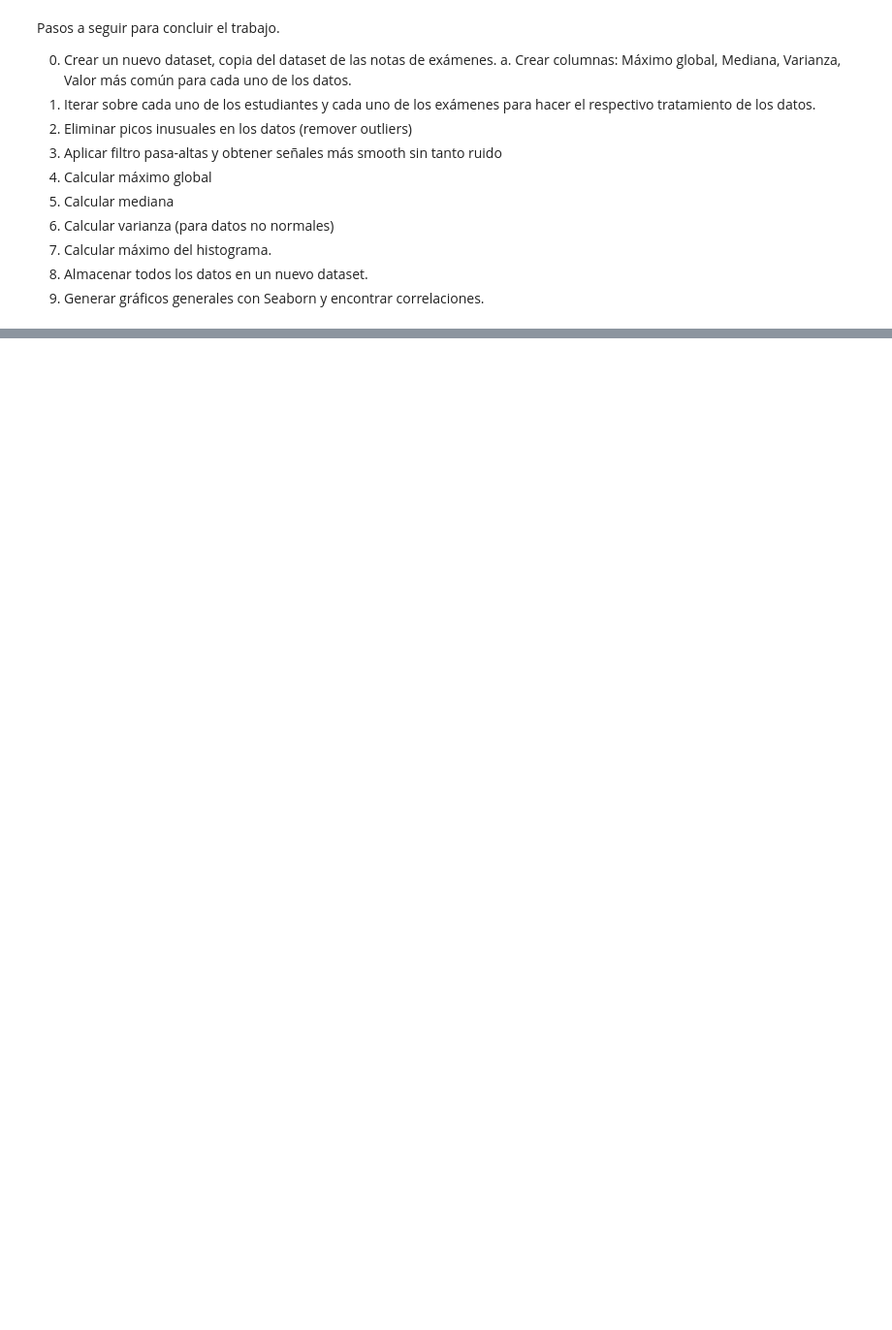
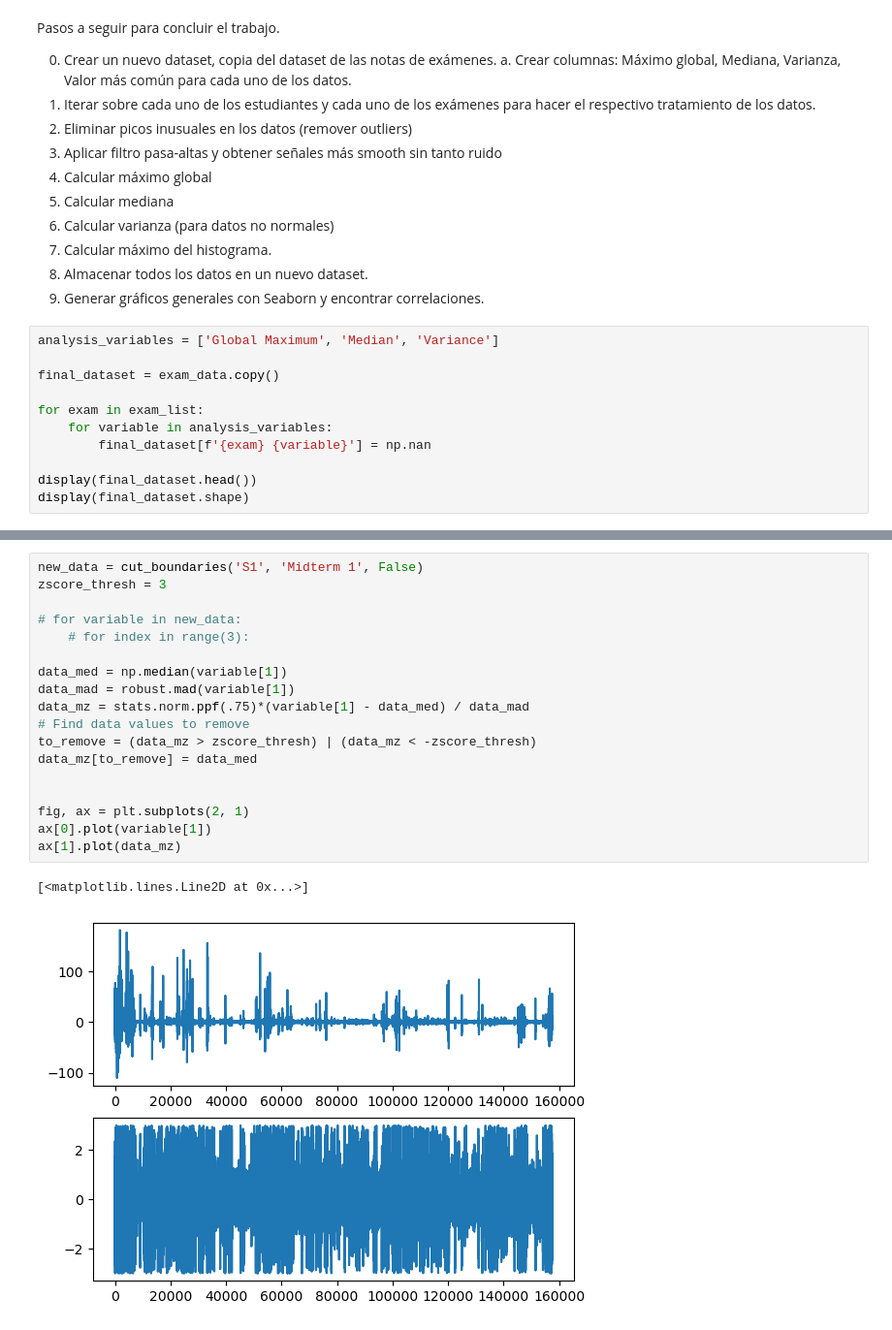
Before and after one commit to jsForeroBiomed/wearable-stress-exam-performance, a Jupyter notebook: Physiological-signals.ipynb, the cells around one changed output, grey strips where cells are left out. Shown: that part at 97% size. Drawn from its saved outputs; the diff is of its cells as text; blank space fills up the shorter version.

```diff
--- a/Physiological-signals.ipynb
+++ b/Physiological-signals.ipynb
@@ -390,3 +406,14 @@ Pasos a seguir para concluir el trabajo.
 7. Calcular máximo del histograma.
 8. Almacenar todos los datos en un nuevo dataset.
 9. Generar gráficos generales con Seaborn y encontrar correlaciones.
+# %%
+analysis_variables = ['Global Maximum', 'Median', 'Variance']
+
+final_dataset = exam_data.copy()
+
+for exam in exam_list:
+    for variable in analysis_variables:
+        final_dataset[f'{exam} {variable}'] = np.nan
+
+display(final_dataset.head())
+display(final_dataset.shape)
@@ -392,0 +428,21 @@ Pasos a seguir para concluir el trabajo.
+# %%
+new_data = cut_boundaries('S1', 'Midterm 1', False)
+zscore_thresh = 3
+
+# for variable in new_data:
+    # for index in range(3):
+
+data_med = np.median(variable[1])
+data_mad = robust.mad(variable[1])
+data_mz = stats.norm.ppf(.75)*(variable[1] - data_med) / data_mad
+# Find data values to remove
+to_remove = (data_mz > zscore_thresh) | (data_mz < -zscore_thresh)
+data_mz[to_remove] = data_med
+
+
+fig, ax = plt.subplots(2, 1)
+ax[0].plot(variable[1])
+ax[1].plot(data_mz)
+# %% [output]
+[<matplotlib.lines.Line2D at 0x...>]
+[figure, new version]
```
Also changed, not shown: parts of 5 cells of this notebook.
